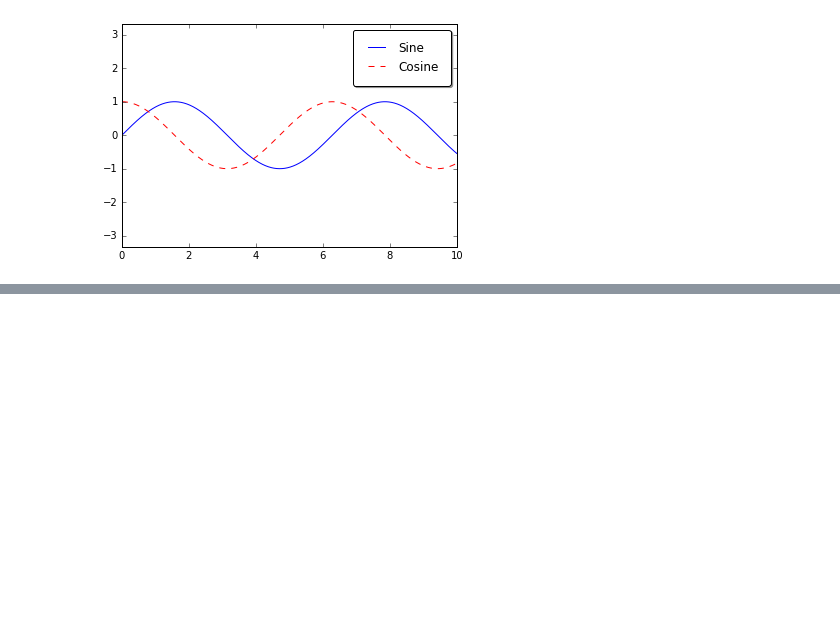
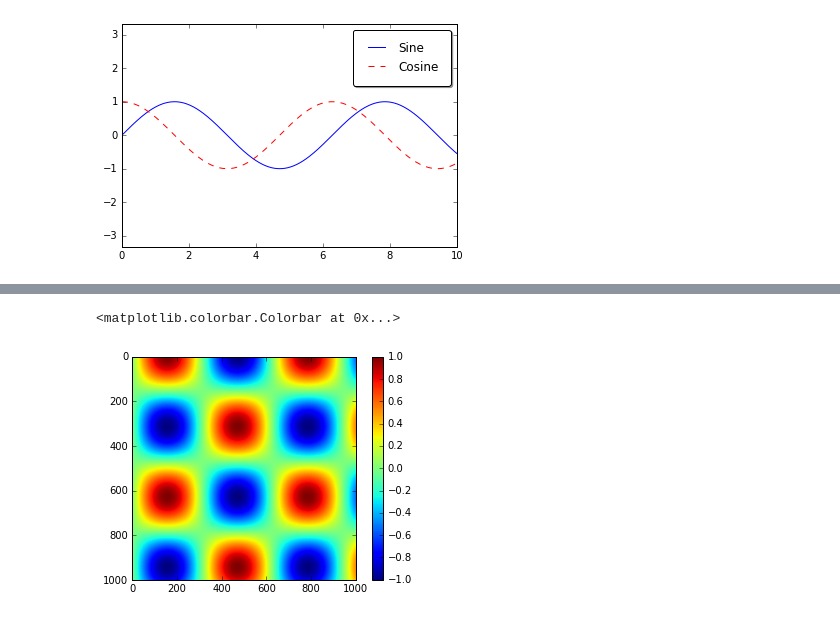
Before and after one commit to Shilparpatil/internship, a Jupyter notebook: matplotlib.ipynb, the cells around one changed output, grey strips where cells are left out. Drawn from its saved outputs; the diff is of its cells as text; code cells hidden in the pictures; blank space fills up the shorter version.

```diff
--- a/matplotlib.ipynb
+++ b/matplotlib.ipynb
@@ -248,0 +262,12 @@ fig
+# %%
+import matplotlib.pyplot as plt
+plt.style.use('classic')
+%matplotlib inline
+import numpy as np
+x = np.linspace(0, 10, 1000)
+I = np.sin(x) * np.cos(x[:, np.newaxis])
+plt.imshow(I)
+plt.colorbar()
+# %% [output]
+<matplotlib.colorbar.Colorbar at 0x...>
+[figure, added]
```
Also changed, not shown: parts of 3 cells of this notebook.
